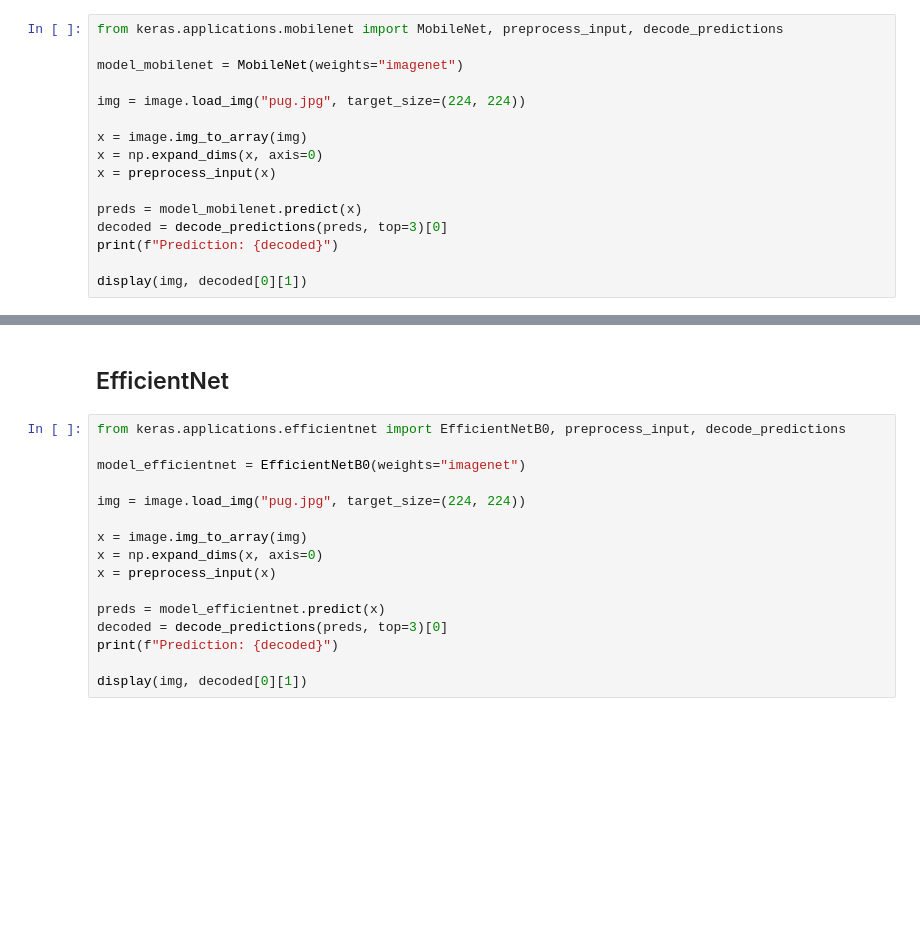
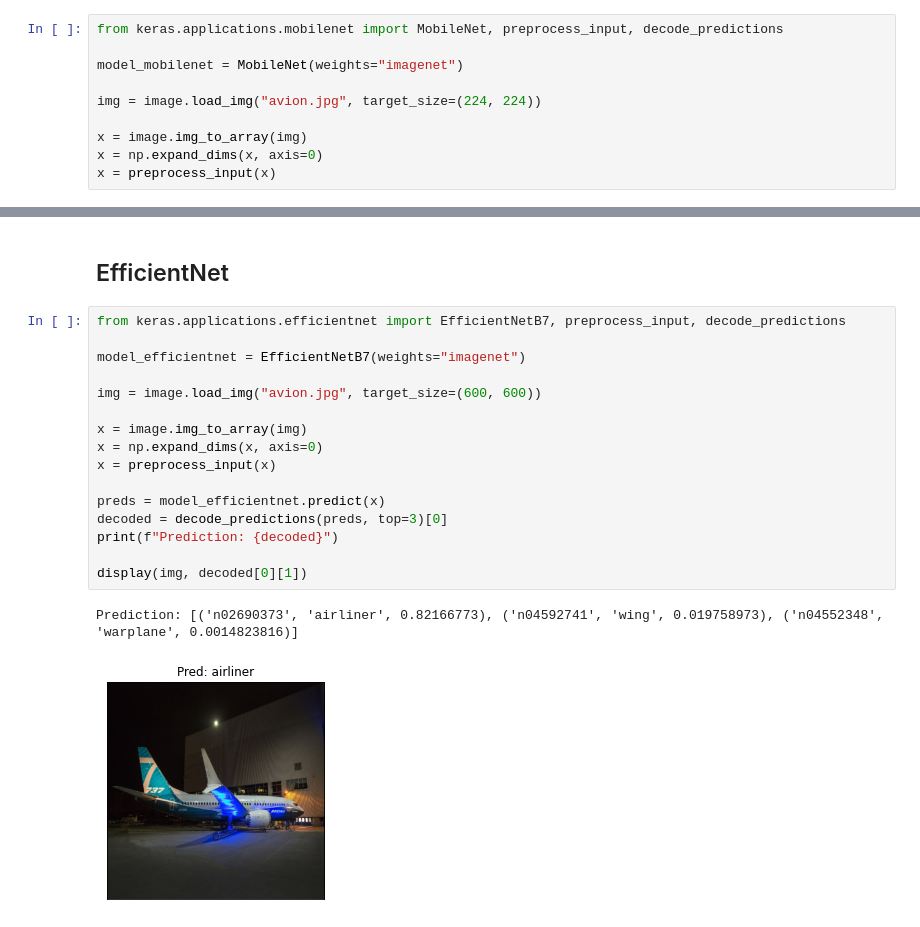
Before and after one commit to tabris2015/computer-vision-unifranz2021, a Jupyter notebook: tensorflow/7.image_classification.ipynb, the cells around one changed output, grey strips where cells are left out. Saved outputs shown, nothing was run; the diff lists cells and outputs as text; blank space fills up the shorter version.

```diff
--- a/tensorflow/7.image_classification.ipynb
+++ b/tensorflow/7.image_classification.ipynb
@@ -56,14 +62,8 @@ from keras.applications.mobilenet import MobileNet, preprocess_input, decode_pre
 
 model_mobilenet = MobileNet(weights="imagenet")
 
-img = image.load_img("pug.jpg", target_size=(224, 224))
+img = image.load_img("avion.jpg", target_size=(224, 224))
 
 x = image.img_to_array(img)
 x = np.expand_dims(x, axis=0)
 x = preprocess_input(x)
-
-preds = model_mobilenet.predict(x)
-decoded = decode_predictions(preds, top=3)[0]
-print(f"Prediction: {decoded}")
-
-display(img, decoded[0][1])
@@ -70,18 +79,21 @@ display(img, decoded[0][1])
 # %% [markdown]
 ## EfficientNet
 # %%
-from keras.applications.efficientnet import EfficientNetB0, preprocess_input, decode_predictions
+from keras.applications.efficientnet import EfficientNetB7, preprocess_input, decode_predictions
 
-model_efficientnet = EfficientNetB0(weights="imagenet")
+model_efficientnet = EfficientNetB7(weights="imagenet")
 
-img = image.load_img("pug.jpg", target_size=(224, 224))
+img = image.load_img("avion.jpg", target_size=(600, 600))
 
 x = image.img_to_array(img)
 x = np.expand_dims(x, axis=0)
 x = preprocess_input(x)
 
 preds = model_efficientnet.predict(x)
 decoded = decode_predictions(preds, top=3)[0]
 print(f"Prediction: {decoded}")
 
 display(img, decoded[0][1])
+# %% [output]
+Prediction: [('n02690373', 'airliner', 0.82166773), ('n04592741', 'wing', 0.019758973), ('n04552348', 'warplane', 0.0014823816)]
+[figure, added]
```
Also changed, not shown: parts of 4 cells of this notebook, 2 other files.
